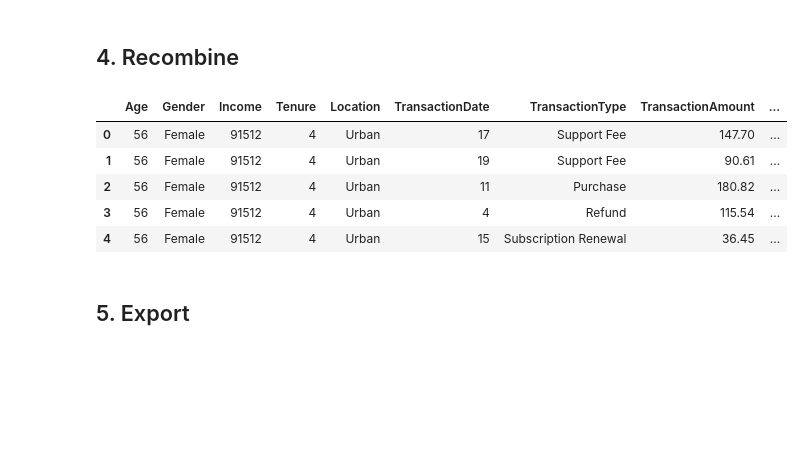
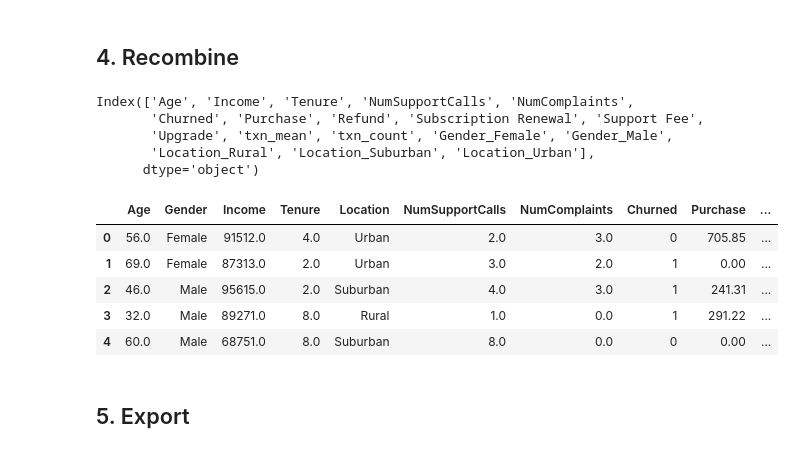
Before and after one commit to briceshun/churn-model, a Jupyter notebook: 11_FeatureEngineering.ipynb, the cells around one changed output. Drawn from its saved outputs; the diff is of its cells as text; code cells hidden in the pictures; blank space fills up the shorter version.

```diff
--- a/11_FeatureEngineering.ipynb
+++ b/11_FeatureEngineering.ipynb
@@ -128,24 +128,32 @@ scaled_values = scaler.fit_transform(df_raw[l_cols_num])
 df_ori_norm = pd.DataFrame(scaled_values, columns=[f'{i}_norm' for i in l_cols_num])
 # %% [markdown]
 ## 4. Recombine
+# %%
+df_ori_encoded.columns
+# %% [output]
+Index(['Age', 'Income', 'Tenure', 'NumSupportCalls', 'NumComplaints',
+       'Churned', 'Purchase', 'Refund', 'Subscription Renewal', 'Support Fee',
+       'Upgrade', 'txn_mean', 'txn_count', 'Gender_Female', 'Gender_Male',
+       'Location_Rural', 'Location_Suburban', 'Location_Urban'],
+      dtype='object')
 # %%
 df_fe = pd.concat(
     [
         df_raw, # Original
         df_ori_norm, # Normalised
-        df_ori_encoded.drop(columns=['Age', 'Income', 'Tenure', 'TransactionDate', 'TransactionAmount', 'NumSupportCalls', 'NumComplaints', 'Churned']), # Categorical dummy
-        df_ori_binned[[f'{i}_bin' for i in d_bins.keys()]], # Numeric binned
-        df_ori_encoded_num, # Numeric binned dummy
+        df_ori_encoded.drop(columns=['Age', 'Income', 'Tenure', 'NumSupportCalls', 'NumComplaints',
+       'Churned', 'Purchase', 'Refund', 'Subscription Renewal', 'Support Fee',
+       'Upgrade', 'txn_mean', 'txn_count']), # Categorical dummy
     ],
     axis = 1)
 df_fe.head()
 # %% [output]
-|  | Age | Gender | Income | Tenure | Location | TransactionDate | TransactionType | TransactionAmount | ... |
-| 0 | 56 | Female | 91512 | 4 | Urban | 17 | Support Fee | 147.70 | ... |
-| 1 | 56 | Female | 91512 | 4 | Urban | 19 | Support Fee | 90.61 | ... |
-| 2 | 56 | Female | 91512 | 4 | Urban | 11 | Purchase | 180.82 | ... |
-| 3 | 56 | Female | 91512 | 4 | Urban | 4 | Refund | 115.54 | ... |
-| 4 | 56 | Female | 91512 | 4 | Urban | 15 | Subscription Renewal | 36.45 | ... |
+|  | Age | Gender | Income | Tenure | Location | NumSupportCalls | NumComplaints | Churned | Purchase | ... |
+| 0 | 56.0 | Female | 91512.0 | 4.0 | Urban | 2.0 | 3.0 | 0 | 705.85 | ... |
+| 1 | 69.0 | Female | 87313.0 | 2.0 | Urban | 3.0 | 2.0 | 1 | 0.00 | ... |
+| 2 | 46.0 | Male | 95615.0 | 2.0 | Suburban | 4.0 | 3.0 | 1 | 241.31 | ... |
+| 3 | 32.0 | Male | 89271.0 | 8.0 | Rural | 1.0 | 0.0 | 1 | 291.22 | ... |
+| 4 | 60.0 | Male | 68751.0 | 8.0 | Suburban | 8.0 | 0.0 | 0 | 0.00 | ... |
 # %% [markdown]
 ## 5. Export
 # %%
```
Also changed, not shown: parts of 5 cells of this notebook, 3 other files.
